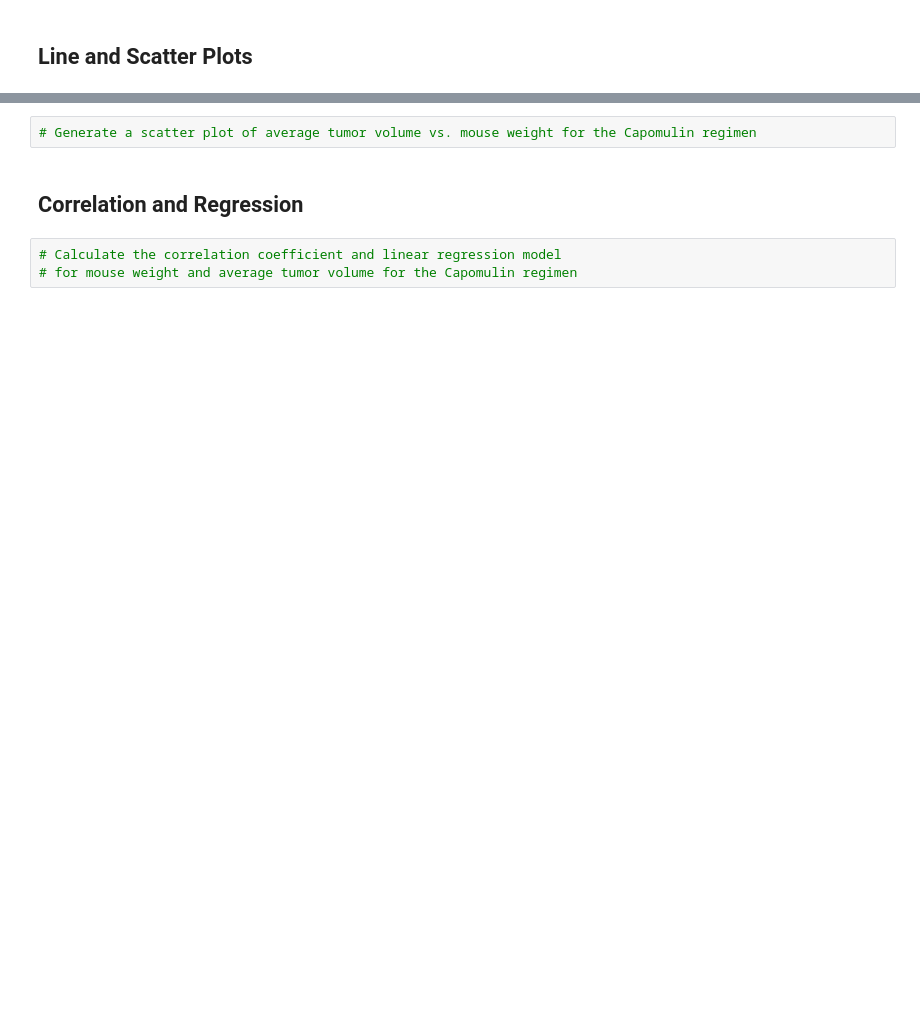
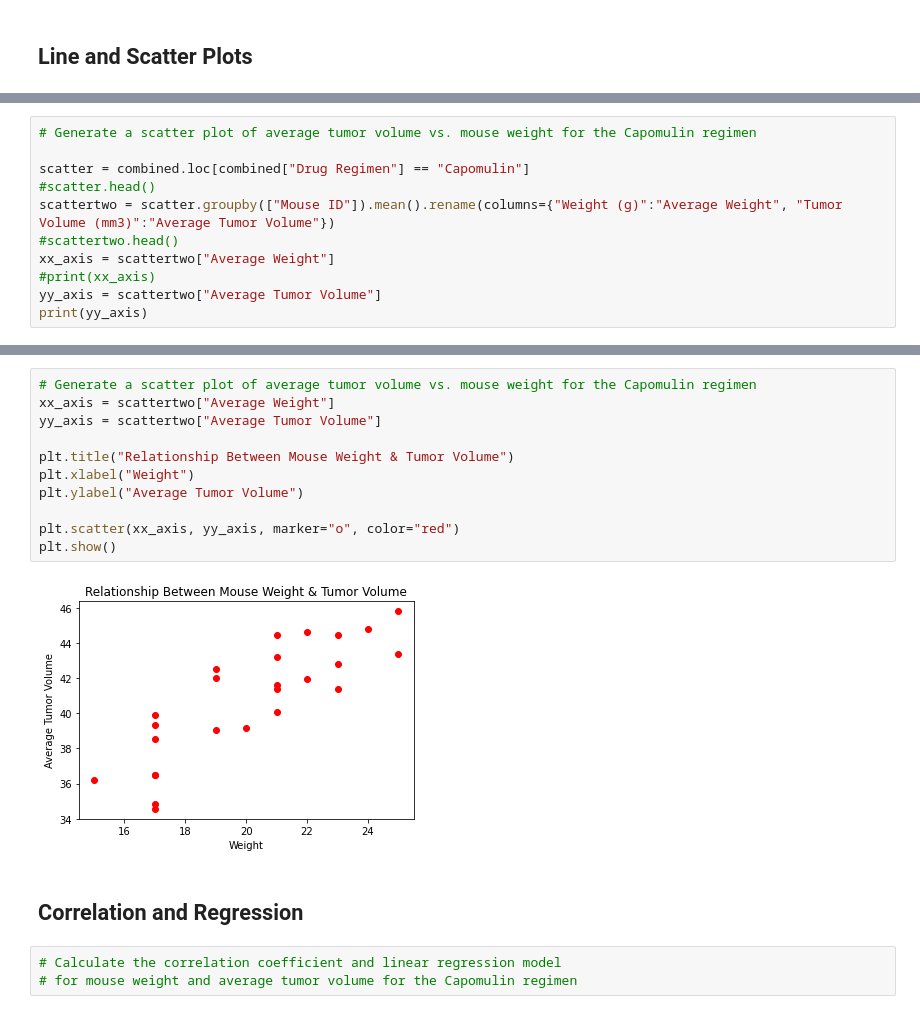
Before and after one commit to rodgerskent/matplotlib_challenge, a Jupyter notebook: Pymaceuticals/pymaceuticals_starter.ipynb, the cells around one changed output, grey strips where cells are left out. Saved outputs shown, nothing was run; the diff lists cells and outputs as text; blank space fills up the shorter version.

```diff
--- a/Pymaceuticals/pymaceuticals_starter.ipynb
+++ b/Pymaceuticals/pymaceuticals_starter.ipynb
@@ -395,0 +446,11 @@ plt.show()
+# %%
+# Generate a scatter plot of average tumor volume vs. mouse weight for the Capomulin regimen
+
+scatter = combined.loc[combined["Drug Regimen"] == "Capomulin"]
+#scatter.head()
+scattertwo = scatter.groupby(["Mouse ID"]).mean().rename(columns={"Weight (g)":"Average Weight", "Tumor Volume (mm3)":"Average Tumor Volume"})
+#scattertwo.head()
+xx_axis = scattertwo["Average Weight"]
+#print(xx_axis)
+yy_axis = scattertwo["Average Tumor Volume"]
+print(yy_axis)
@@ -396,5 +475,16 @@ plt.show()
 # %%
 # Generate a scatter plot of average tumor volume vs. mouse weight for the Capomulin regimen
+xx_axis = scattertwo["Average Weight"]
+yy_axis = scattertwo["Average Tumor Volume"]
+
+plt.title("Relationship Between Mouse Weight & Tumor Volume")
+plt.xlabel("Weight")
+plt.ylabel("Average Tumor Volume")
+
+plt.scatter(xx_axis, yy_axis, marker="o", color="red")
+plt.show()
+# %% [output]
+[figure, added]
 # %% [markdown]
 ## Correlation and Regression
 # %%
```
Also changed, not shown: parts of 6 cells of this notebook.
